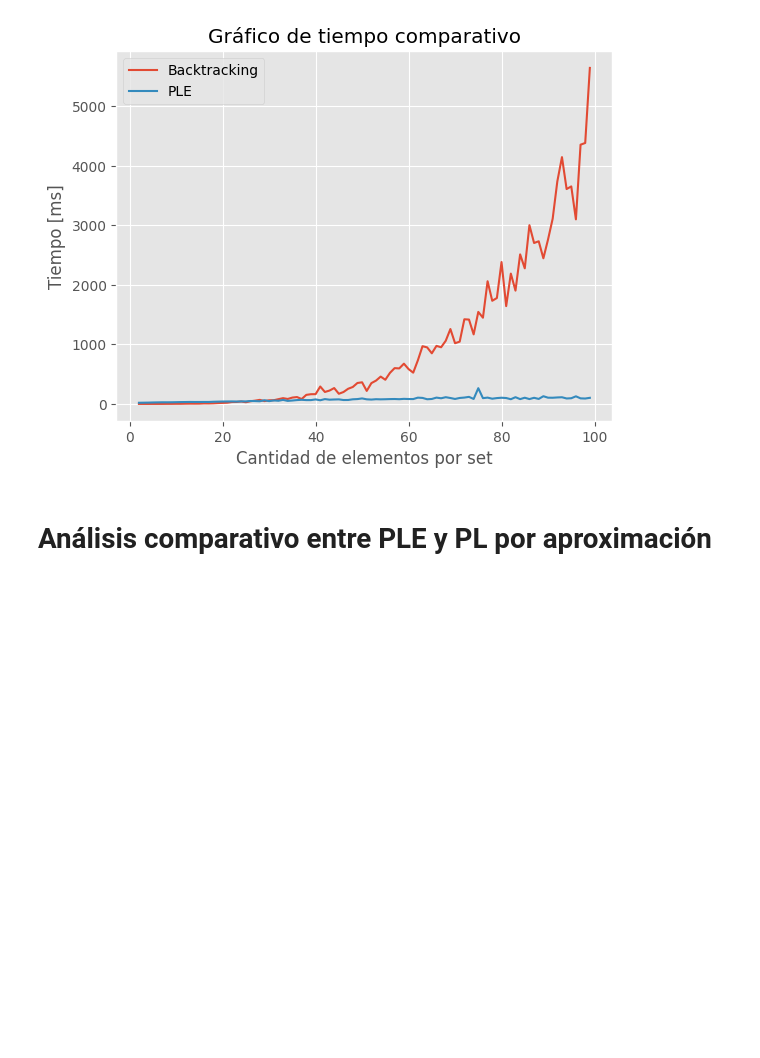
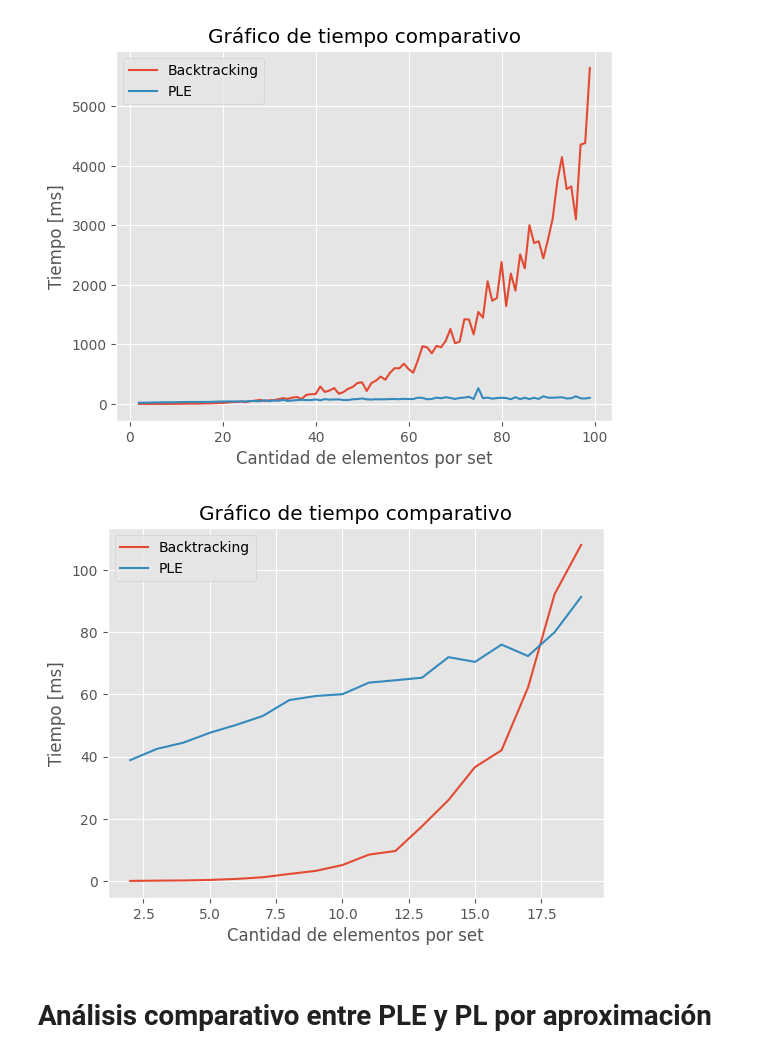
Before and after one commit to astrocinco/2c2023-TDA-TP3, a Jupyter notebook: analysis_notebook.ipynb, the cells around one changed output. Saved outputs shown, nothing was run; the diff lists cells and outputs as text; code cells hidden in the pictures; blank space fills up the shorter version.

```diff
--- a/analysis_notebook.ipynb
+++ b/analysis_notebook.ipynb
@@ -111,6 +122,10 @@ make_execution_time_graph(pl_time,"Gráfico de tiempo de ejecución de PLE")
 make_comparation_time_graph(bt_time, pl_time, "Backtracking", "PLE")
 # %% [output]
 [figure]
+# %%
+make_comparation_time_graph(bt_time_20, pl_time_20, "Backtracking", "PLE")
+# %% [output]
+[figure, added]
 # %% [markdown]
 # Análisis comparativo entre PLE y PL por aproximación
 # %%
```
Also changed, not shown: parts of 4 cells of this notebook, 2 other files.
